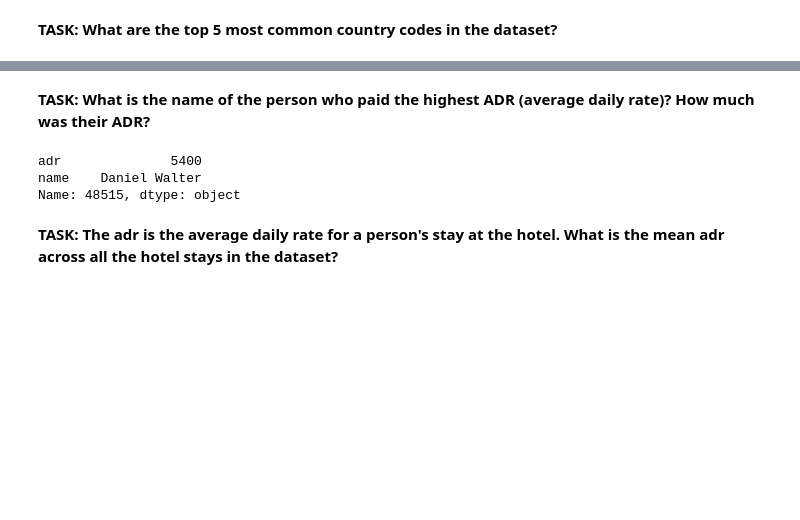
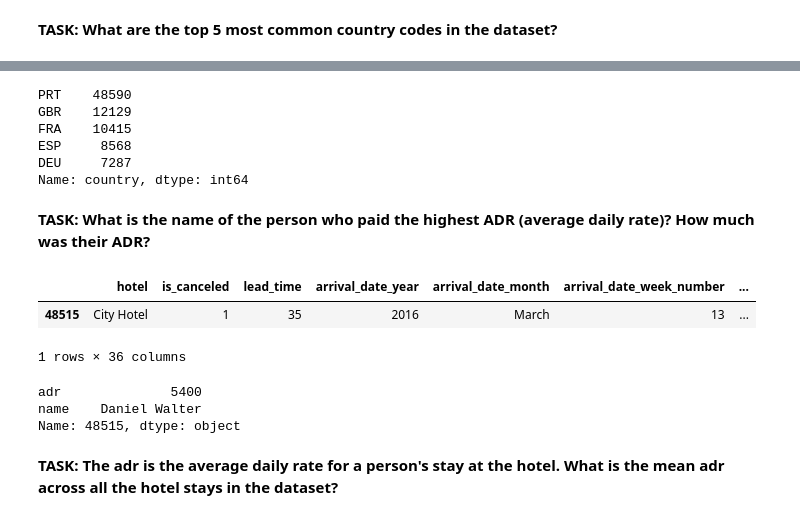
Before and after one commit to Denisse-AB/machine-learning, a Jupyter notebook: Pandas-Project-Exercise.ipynb, the cells around one changed output, grey strips where cells are left out. Drawn from its saved outputs; the diff is of its cells as text; code cells hidden in the pictures; blank space fills up the shorter version.

```diff
--- a/Pandas-Project-Exercise.ipynb
+++ b/Pandas-Project-Exercise.ipynb
@@ -101,2 +101,11 @@ Name: country, dtype: int64
+# %%
+hotels['country'].value_counts()[:5]
+# %% [output]
+PRT    48590
+GBR    12129
+FRA    10415
+ESP     8568
+DEU     7287
+Name: country, dtype: int64
 # %% [markdown]
 **TASK: What is the name of the person who paid the highest ADR (average daily rate)? How much was their ADR?**
@@ -105,3 +112,9 @@ Name: country, dtype: int64
+# %%
+hotels[hotels['adr'] == hotels['adr'].max()]
+# %% [output]
+|  | hotel | is_canceled | lead_time | arrival_date_year | arrival_date_month | arrival_date_week_number | ... |
+| 48515 | City Hotel | 1 | 35 | 2016 | March | 13 | ... |
+1 rows × 36 columns
 # %%
 # %% [output]
 adr              5400
```
Also changed, not shown: parts of 6 cells of this notebook.
